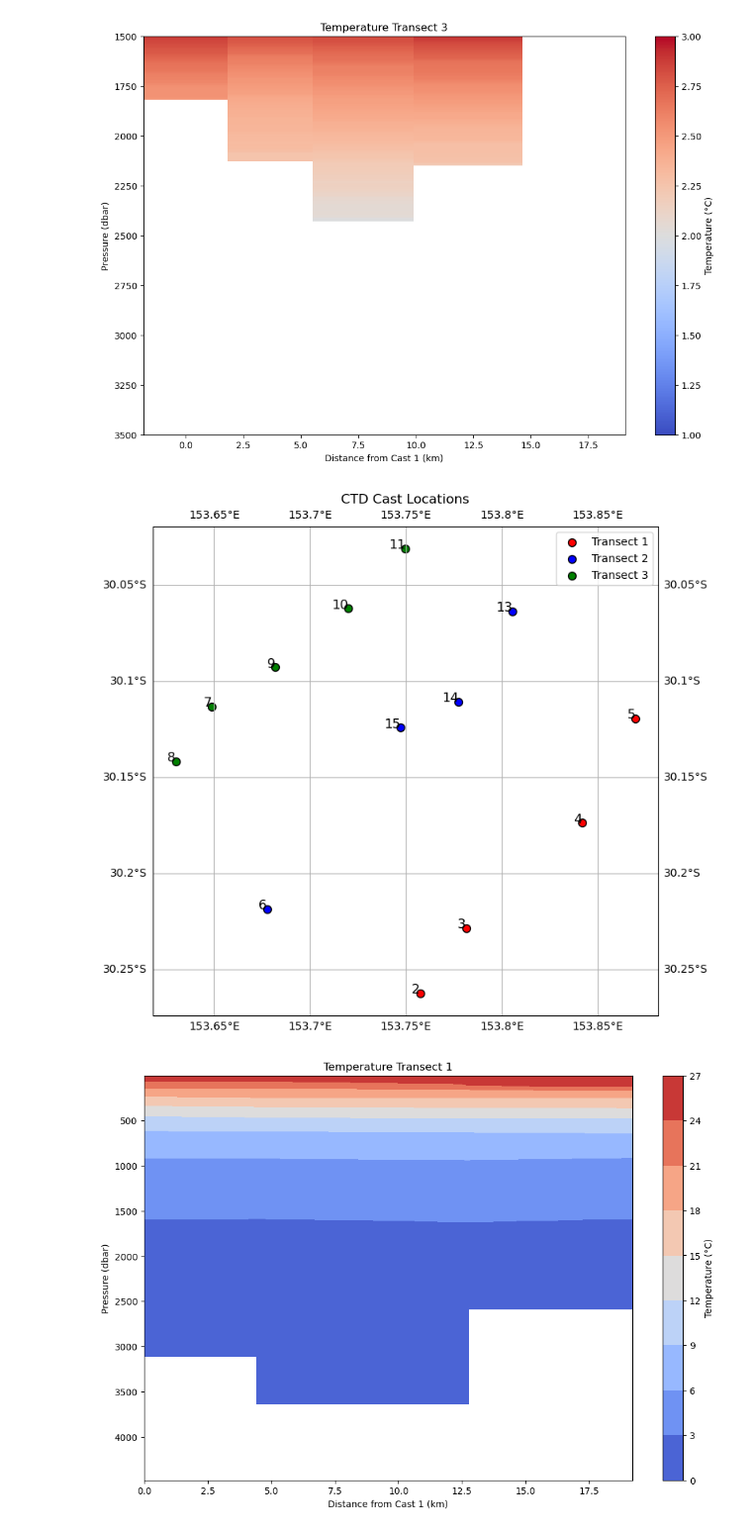
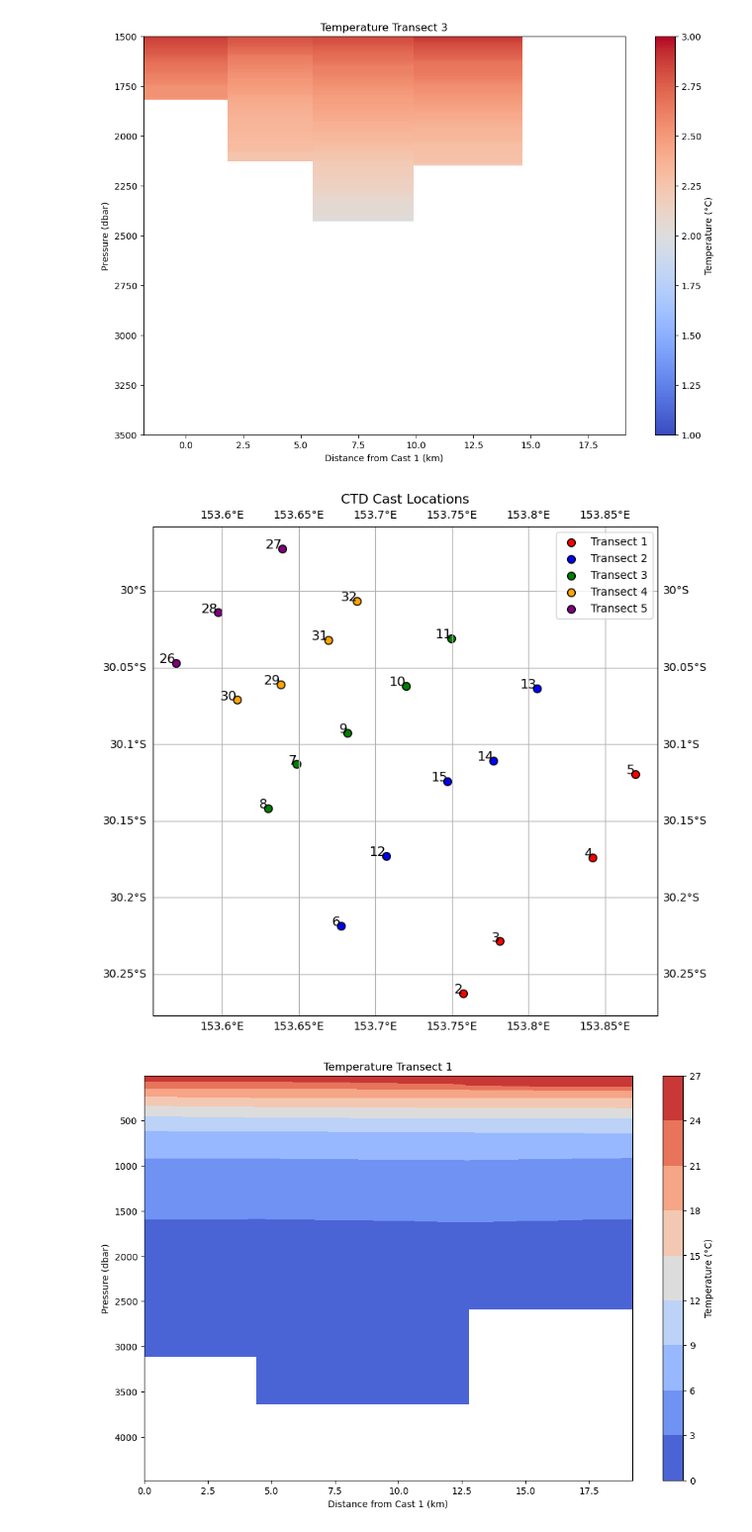
Before and after one commit to Isabela-conde/IN2024_V04-Data-Analysis, a Jupyter notebook: CTD/CTD_Temperature_Transects.ipynb, the cells around one changed output. Shown at 99% size. Drawn from its saved outputs; the diff is of its cells as text; code cells hidden in the pictures.

Commit message:
Add files via upload
Some ADCP velocity transects and updates on density transects.

```diff
--- a/CTD/CTD_Temperature_Transects.ipynb
+++ b/CTD/CTD_Temperature_Transects.ipynb
@@ -92,10 +92,12 @@ nc_files = [os.path.join(nc_files_dir, file) for file in os.listdir(nc_files_dir
 
 # Define the indices for each transect
 transect1_indices = [1, 2, 3,4]
-transect2_indices = [5, 14, 13, 12]
+transect2_indices = [5,11, 14, 13, 12]
 transect3_indices = [7,6, 8, 9, 10]
+transect_4_indices =[29,28,30,31]
+transect5_indices=[25,27,26]
 
-transects_indices = [transect1_indices, transect2_indices, transect3_indices]
+transects_indices = [transect1_indices, transect2_indices, transect3_indices,transect_4_indices,transect5_indices]
 
 # Process each transect
 transects_casts = [process_casts(nc_files, indices) for indices in transects_indices]
@@ -183,33 +187,30 @@ for i, ds in enumerate(transects_datasets):
 # %%
 fig = plt.figure(figsize=(12, 8))
 ax = plt.axes(projection=ccrs.PlateCarree())
-
-Coast = cfeature.NaturalEarthFeature(category='physical',scale='10m',facecolor='none', name='coastline')
-feature = ax.add_feature(Coast, edgecolor='gray',facecolor='gray')
 
 # Add gridlines
 ax.gridlines(draw_labels=True)
 
 # Plot the CTD locations for each transect
-colors = ['red', 'blue', 'green']
+colors = ['red', 'blue', 'green','orange','purple']
 
 for i, casts in enumerate(transects_casts):
     latitudes = [cast['latitude'] for cast in casts]
     longitudes = [cast['longitude'] for cast in casts]
     ax.scatter(longitudes, latitudes, color=colors[i], edgecolor='black', s=50, label=f'Transect {i+1}')
     for j, (lat, lon) in enumerate(zip(latitudes, longitudes)):
         ax.text(lon, lat, str(transects_indices[i][j]+1), fontsize=12, ha='right')
 
 # Set the title
 ax.set_title('CTD Cast Locations')
 
 # Add a legend
 plt.legend()
 
 # Show the plot
 plt.show()
 # %% [output]
-[figure, old version]
+[figure, new version]
 # %%
 def plot_transect_con(ds, transect_number):
     fig, ax = plt.subplots(figsize=(12, 8))
```
Also changed, not shown: parts of 8 cells of this notebook, 1 other file.
